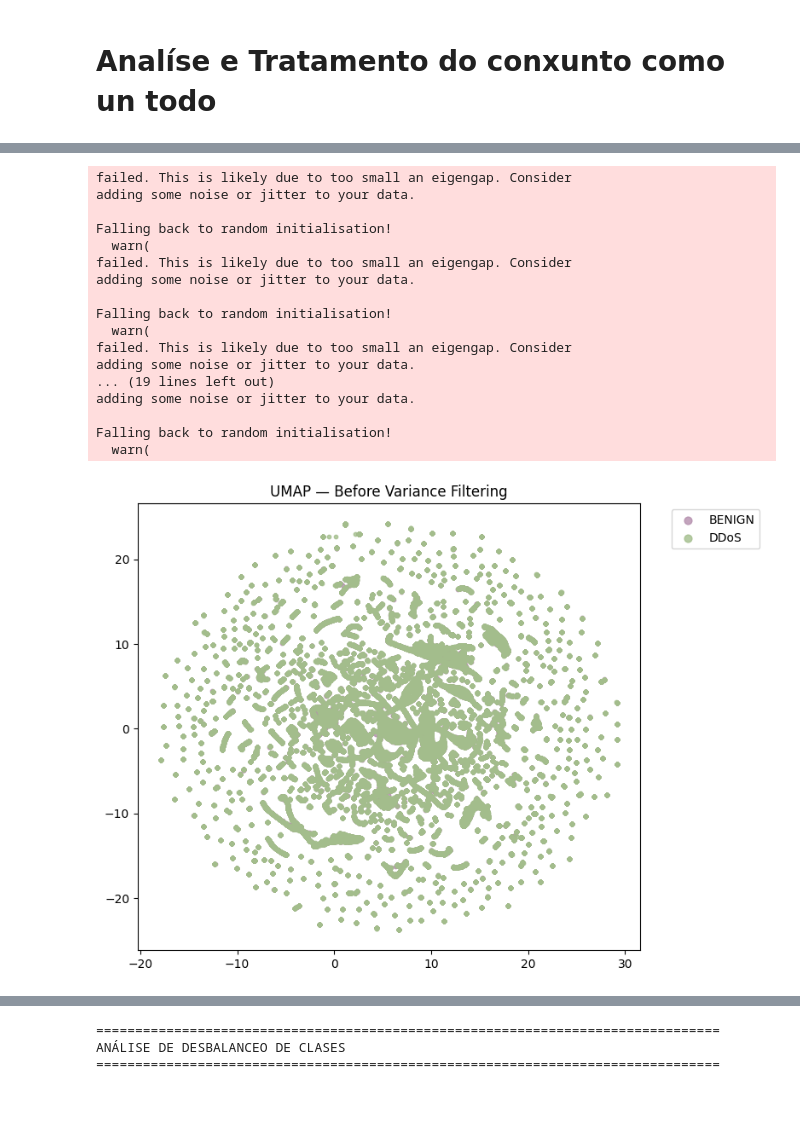
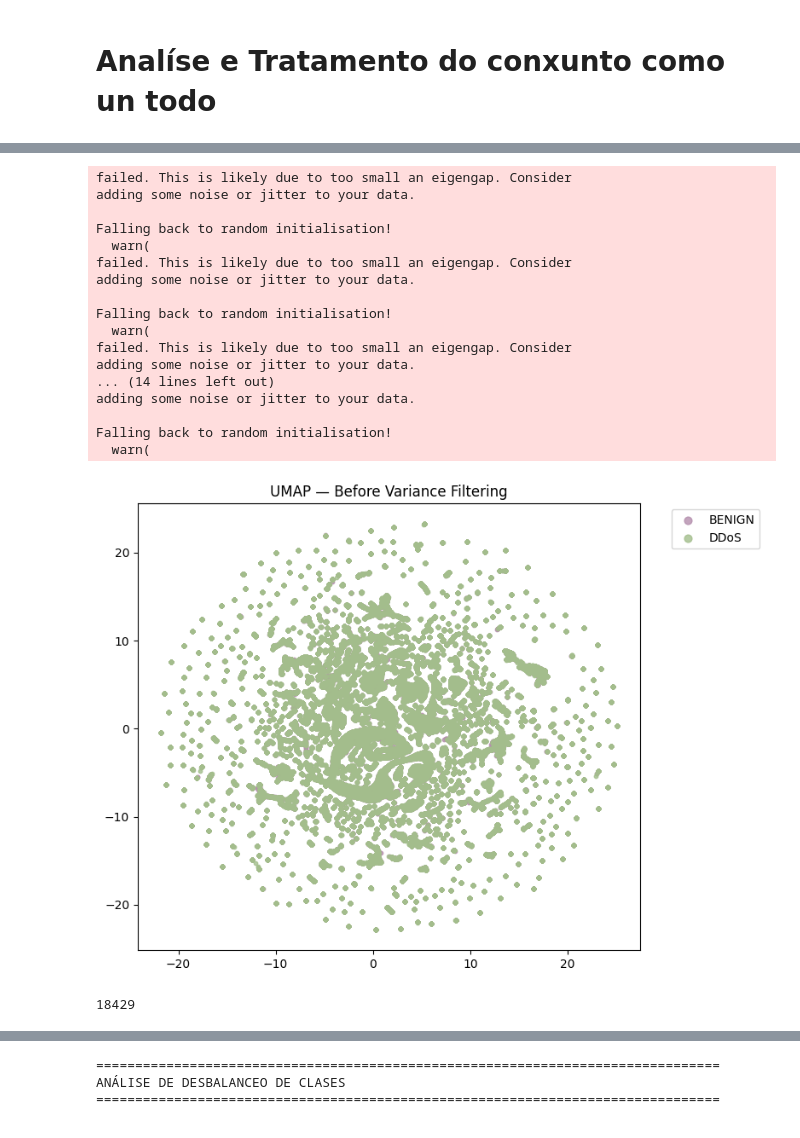
Before and after one commit to pabloChantada/cyber, a Jupyter notebook: analisis.ipynb, the cells around one changed output, grey strips where cells are left out. Cells and saved outputs as stored; diff of their text form; code cells hidden in the pictures.

```diff
--- a/analisis.ipynb
+++ b/analisis.ipynb
@@ -791,0 +989,16 @@ Index(['FlowDuration', 'TotalFwdPackets', 'TotalBackwardPackets',
+# %%
+from sklearn.preprocessing import MinMaxScaler
+
+cols_minmax = ['ActiveMean', 'ActiveStd', 'ActiveMax','ActiveMin',
+               'IdleMean', 'IdleStd', 'IdleMax', 'IdleMin',
+               'BwdIATMin', 'FwdIATMin', 'FlowIATMin']
+
+# Solo las que existen en df_norm
+cols_minmax = [c for c in cols_minmax if c in df_norm.columns]
+
+mm = MinMaxScaler()
+df_norm[cols_minmax] = mm.fit_transform(df_norm[cols_minmax])
+
+print("MinMaxScaler aplicado a:")
+print(cols_minmax)
+print(df_norm[cols_minmax].describe().loc[['min', 'max', 'mean', '50%']].round(4).to_string())
@@ -794,12 +1057,16 @@ Index(['FlowDuration', 'TotalFwdPackets', 'TotalBackwardPackets',
 # %%
-df_sample = df.groupby('Label', group_keys=False).apply(
-    lambda x: x.sample(min(len(x), int(100_000 * len(x) / len(df))), random_state=42)
-).sample(frac=1, random_state=42).reset_index(drop=True)
+from sklearn.model_selection import StratifiedShuffleSplit
+
+sss = StratifiedShuffleSplit(n_splits=1, train_size=100_000, random_state=42)
+idx, _ = next(sss.split(df_norm, df_norm['Label']))
+df_sample_norm = df_norm.iloc[idx].reset_index(drop=True)
 
 # Restaurar Label si se perdió
-if 'Label' not in df_sample.columns:
-    df_sample['Label'] = df_sample.index.map(df['Label'])
+if 'Label' not in df_sample_norm.columns:
+    df_sample_norm['Label'] = df_sample_norm.index.map(df_norm['Label'])
 
-print(f"Sample: {df_sample.shape}")
-print(df_sample['Label'].value_counts())
+print(f"Sample: {df_sample_norm.shape}")
+print(df_sample_norm['Label'].value_counts())
+
+print(df_norm['Label'].value_counts())
 # %% [output]
@@ -842,40 +1195,43 @@ import matplotlib.pyplot as plt
 import numpy as np
 
 # ── UMAP BEFORE ───────────────────────────────────────────────────────────────
-features_sample = df_sample.drop(columns=["Label"])
-unique_labels = df_sample['Label'].unique()
+features_sample = df_sample_norm.drop(columns=["Label"])
+unique_labels = df_sample_norm['Label'].unique()
 
 reducer = umap.UMAP(random_state=42, n_neighbors=15, min_dist=0.1)
 embedding_before = reducer.fit_transform(features_sample)
 del features_sample
 
 plt.figure(figsize=(8, 6))
 for label in unique_labels:
-    mask = (df_sample["Label"] == label).values
+    mask = (df_sample_norm["Label"] == label).values
     color = cores[list(unique_labels).index(label) % len(cores)]
     plt.scatter(embedding_before[mask, 0], embedding_before[mask, 1],
                 label=label, color=color, s=10, alpha=0.8)
 plt.title("UMAP — Before Variance Filtering")
 plt.legend(markerscale=2, bbox_to_anchor=(1.05, 1), loc="upper left")
 plt.tight_layout()
 plt.show()
 del embedding_before
+
+gc.collect()
 # %% [output]
 failed. This is likely due to too small an eigengap. Consider
 adding some noise or jitter to your data.
 
 Falling back to random initialisation!
   warn(
 failed. This is likely due to too small an eigengap. Consider
 adding some noise or jitter to your data.
 
 Falling back to random initialisation!
   warn(
 failed. This is likely due to too small an eigengap. Consider
 adding some noise or jitter to your data.
-... (19 lines left out)
+... (14 lines left out)
 adding some noise or jitter to your data.
 
 Falling back to random initialisation!
   warn(
-[figure, old version]
+[figure, new version]
+18429
```
Also changed, not shown: parts of 89 cells of this notebook, 1 other file.
